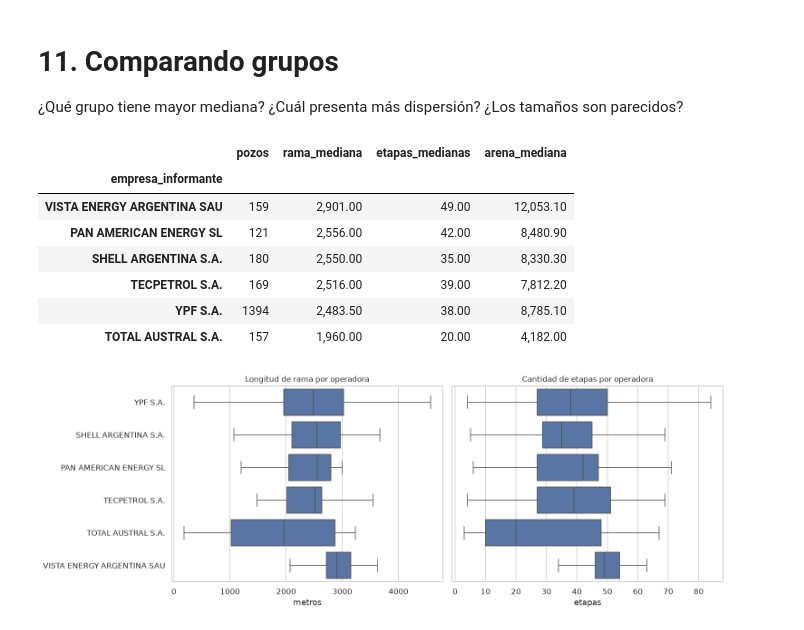
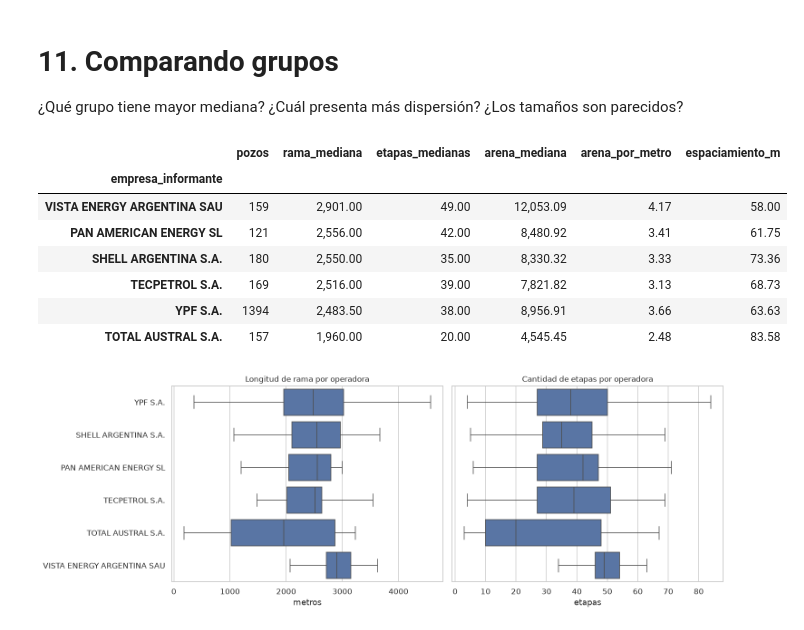
Before and after one commit to FrancoMalacalza01/preentrega-data-science, a Jupyter notebook: notebooks/01_eda_preentrega2.ipynb, the cells around one changed output. Drawn from its saved outputs; the diff is of its cells as text; code cells hidden in the pictures.

```diff
--- a/notebooks/01_eda_preentrega2.ipynb
+++ b/notebooks/01_eda_preentrega2.ipynb
@@ -625,26 +625,38 @@ plt.show()
 
 ¿Qué grupo tiene mayor mediana? ¿Cuál presenta más dispersión? ¿Los tamaños son parecidos?
 # %%
-# Las seis operadoras con más pozos horizontales
+# Las seis operadoras con más pozos horizontales.
+# La arena es la TOTAL (nacional + importada): mirar solo la nacional subestima a las
+# operadoras que usan importada, y la columna se llama "arena" a secas.
 top_empresas = horiz["empresa_informante"].value_counts().head(6).index
-subset = horiz[horiz["empresa_informante"].isin(top_empresas)]
+subset = horiz[horiz["empresa_informante"].isin(top_empresas)].copy()
+subset["arena_total_tn"] = (subset["arena_bombeada_nacional_tn"]
+                            + subset["arena_bombeada_importada_tn"])
+# Intensidad y espaciamiento: normalizan el diseño por el tamaño del pozo, que es lo que
+# permite comparar estrategias entre operadoras que trabajan a distinta escala.
+subset["arena_por_metro"] = (subset["arena_total_tn"]
+                             / subset["longitud_rama_horizontal_m"])
+subset["espaciamiento_m"] = (subset["longitud_rama_horizontal_m"]
+                             / subset["cantidad_fracturas"])
 
 (subset.groupby("empresa_informante")
        .agg(pozos=("idpozo", "size"),
             rama_mediana=("longitud_rama_horizontal_m", "median"),
             etapas_medianas=("cantidad_fracturas", "median"),
-            arena_mediana=("arena_bombeada_nacional_tn", "median"))
+            arena_mediana=("arena_total_tn", "median"),
+            arena_por_metro=("arena_por_metro", "median"),
+            espaciamiento_m=("espaciamiento_m", "median"))
        .sort_values("rama_mediana", ascending=False)
-       .round(1))
+       .round(2))
 # %% [output]
-|  | pozos | rama_mediana | etapas_medianas | arena_mediana |
-| empresa_informante |  |  |  |  |
-| VISTA ENERGY ARGENTINA SAU | 159 | 2,901.00 | 49.00 | 12,053.10 |
-| PAN AMERICAN ENERGY SL | 121 | 2,556.00 | 42.00 | 8,480.90 |
-| SHELL ARGENTINA S.A. | 180 | 2,550.00 | 35.00 | 8,330.30 |
-| TECPETROL S.A. | 169 | 2,516.00 | 39.00 | 7,812.20 |
-| YPF S.A. | 1394 | 2,483.50 | 38.00 | 8,785.10 |
-| TOTAL AUSTRAL S.A. | 157 | 1,960.00 | 20.00 | 4,182.00 |
+|  | pozos | rama_mediana | etapas_medianas | arena_mediana | arena_por_metro | espaciamiento_m |
+| empresa_informante |  |  |  |  |  |  |
+| VISTA ENERGY ARGENTINA SAU | 159 | 2,901.00 | 49.00 | 12,053.09 | 4.17 | 58.00 |
+| PAN AMERICAN ENERGY SL | 121 | 2,556.00 | 42.00 | 8,480.92 | 3.41 | 61.75 |
+| SHELL ARGENTINA S.A. | 180 | 2,550.00 | 35.00 | 8,330.32 | 3.33 | 73.36 |
+| TECPETROL S.A. | 169 | 2,516.00 | 39.00 | 7,821.82 | 3.13 | 68.73 |
+| YPF S.A. | 1394 | 2,483.50 | 38.00 | 8,956.91 | 3.66 | 63.63 |
+| TOTAL AUSTRAL S.A. | 157 | 1,960.00 | 20.00 | 4,545.45 | 2.48 | 83.58 |
 # %%
 fig, axes = plt.subplots(1, 2, figsize=(14, 5))
 
```
Also changed, not shown: parts of 4 cells of this notebook, 2 other files.
